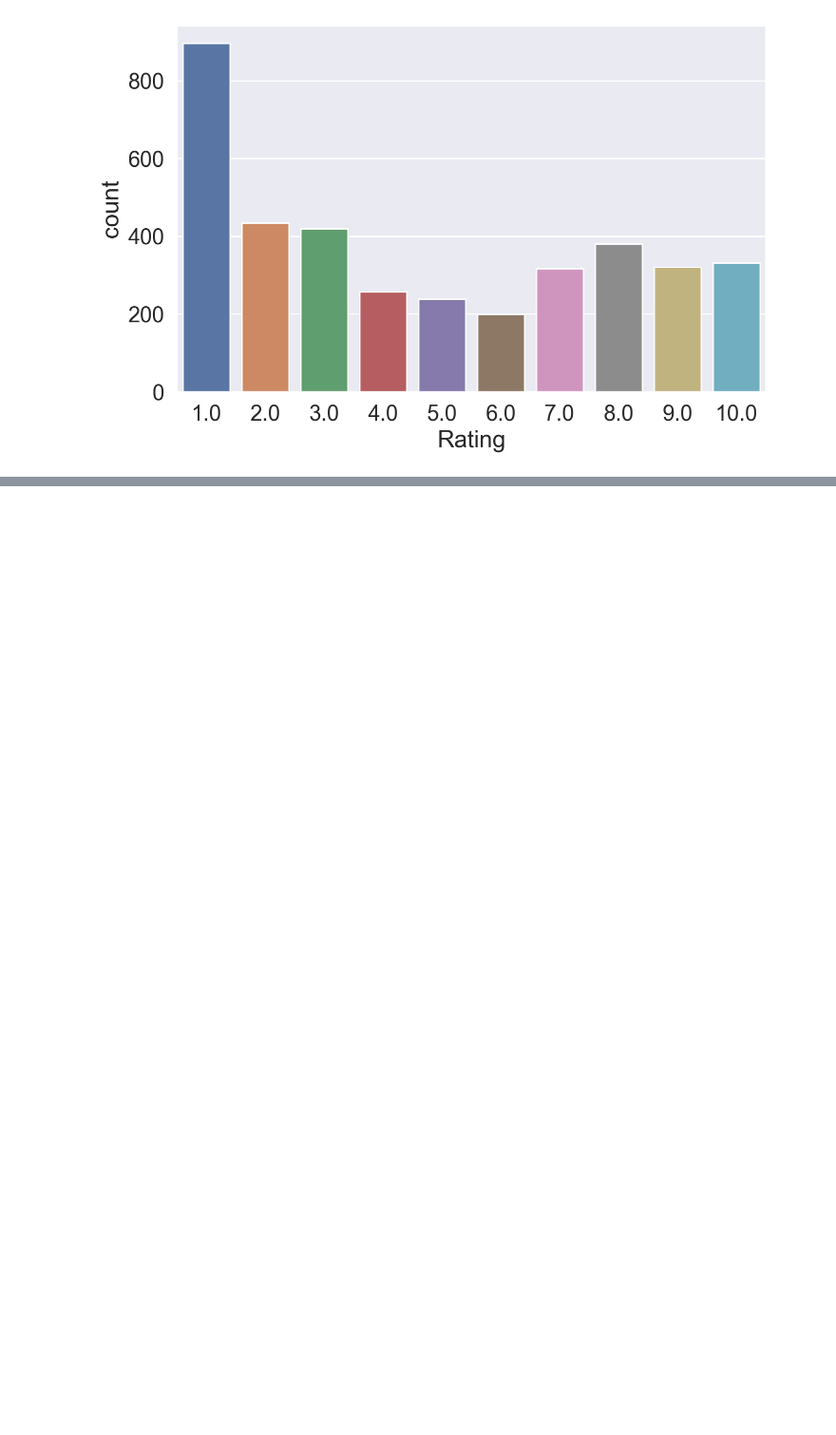
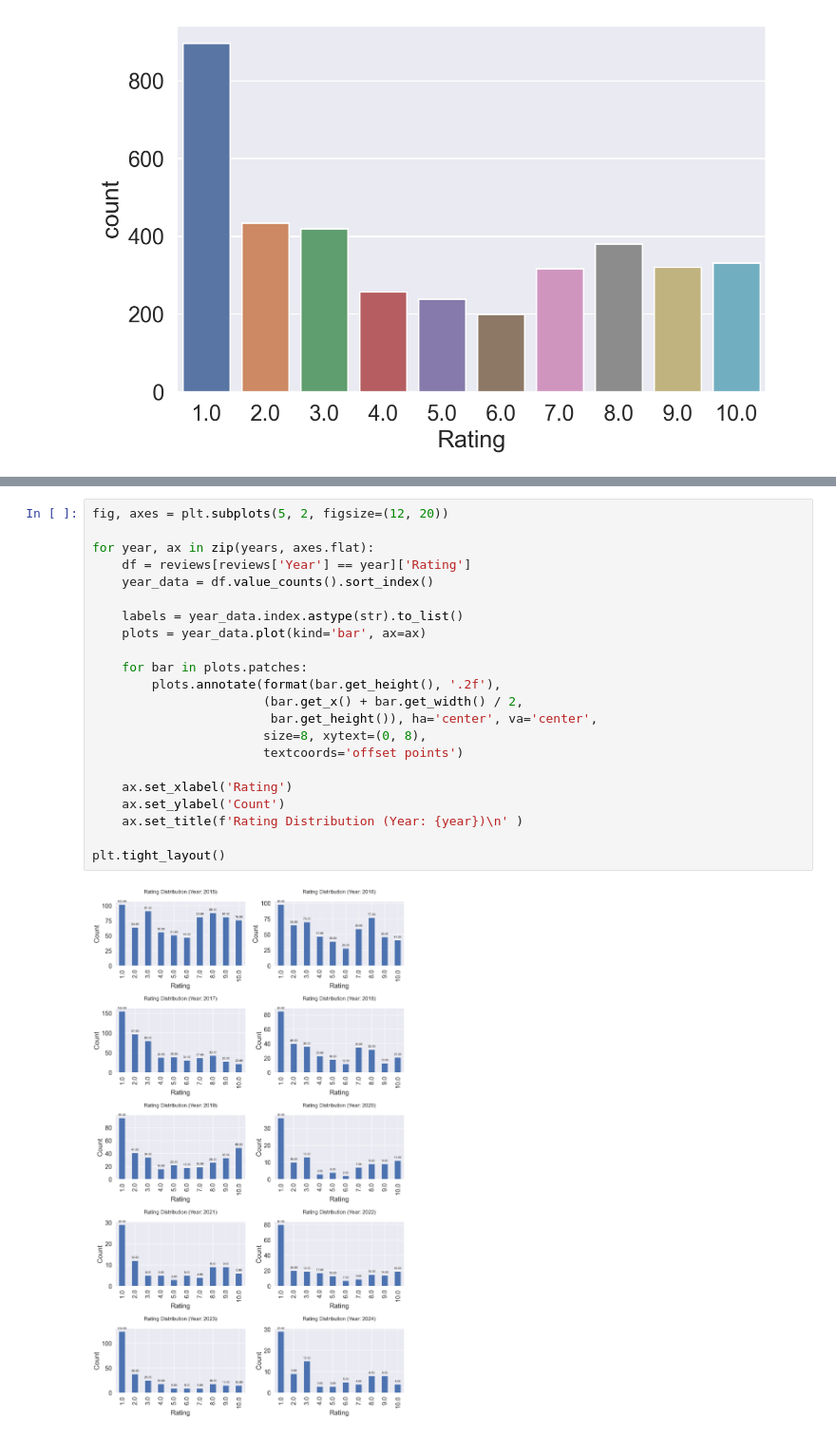
Before and after one commit to dakShh/ba-sentiment-analysis, a Jupyter notebook: notebooks/ba_sentiment_analysis.ipynb, the cells around one changed output, grey strips where cells are left out. Shown at 95% size. Drawn from its saved outputs; the diff is of its cells as text; blank space fills up the shorter version.

```diff
--- a/notebooks/ba_sentiment_analysis.ipynb
+++ b/notebooks/ba_sentiment_analysis.ipynb
@@ -273,0 +347,24 @@ plt.show()
+# %%
+fig, axes = plt.subplots(5, 2, figsize=(12, 20))
+
+for year, ax in zip(years, axes.flat):
+    df = reviews[reviews['Year'] == year]['Rating']
+    year_data = df.value_counts().sort_index()
+
+    labels = year_data.index.astype(str).to_list()
+    plots = year_data.plot(kind='bar', ax=ax)
+
+    for bar in plots.patches:
+        plots.annotate(format(bar.get_height(), '.2f'),
+                       (bar.get_x() + bar.get_width() / 2,
+                        bar.get_height()), ha='center', va='center',
+                       size=8, xytext=(0, 8),
+                       textcoords='offset points')
+
+    ax.set_xlabel('Rating')
+    ax.set_ylabel('Count')
+    ax.set_title(f'Rating Distribution (Year: {year})\n' )
+
+plt.tight_layout()
+# %% [output]
+[figure, added]
```
Also changed, not shown: parts of 7 cells of this notebook.
